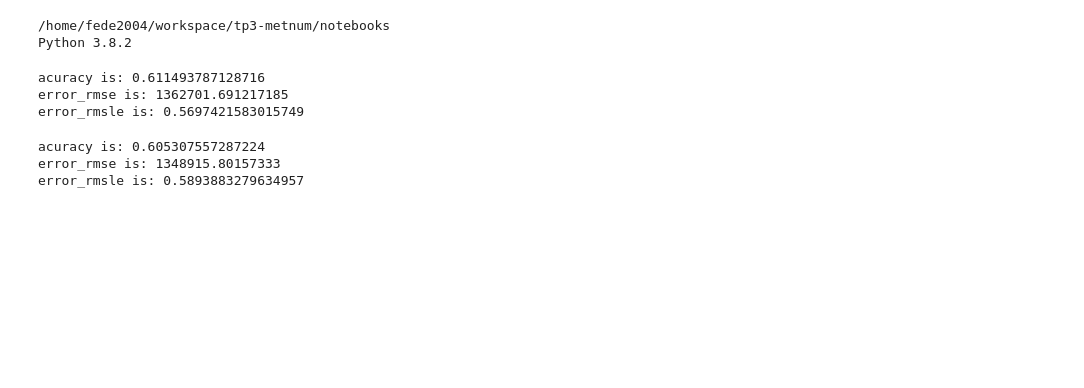
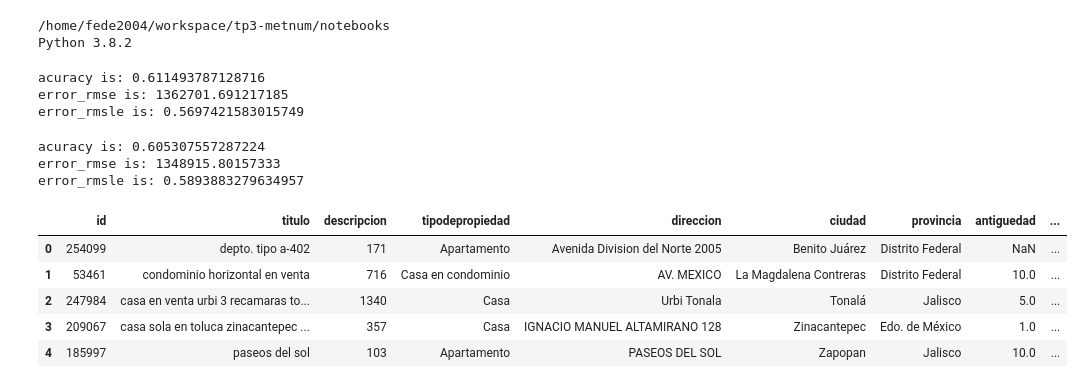
Before and after one commit to SabatiniFederico/tp3-metnum, a Jupyter notebook: notebooks/PostaExperimentos.ipynb, the cells around one changed output. Saved outputs shown, nothing was run; the diff lists cells and outputs as text; code cells hidden in the pictures; blank space fills up the shorter version.

```diff
--- a/notebooks/PostaExperimentos.ipynb
+++ b/notebooks/PostaExperimentos.ipynb
@@ -128,3 +128,90 @@ print('error_rmsle is: ' + str(res[2]))
 acuracy is: 0.605307557287224
 error_rmse is: 1348915.80157333
 error_rmsle is: 0.5893883279634957
+# %%
+df = pd.read_csv('../data/train.csv')
+#df = df[df['provincia'] == 'Distrito Federal']
+
+df1h = df .copy()
+
+df1h.dropna(subset=['fecha','garages',  'antiguedad'])
+
+#Feature engineering
+df1h['es_nuevo']  = df1h['antiguedad'].apply(lambda x: 1 if x <=1 else 0  )
+
+df1h['esta_avenida']  = df1h['direccion'].apply(lambda x: 1 if ("AV." in str(x) or "Av." in str(x) or "av." in str(x) or "Avenida" in str(x) or "avenida" in str(x) or "AVENIDA" in str(x) ) else 0 )
+
+df1h['adicionales'] = df1h['piscina'] +  df1h['gimnasio']  + df1h['usosmultiples']
+df1h['adicionales']  = df1h['adicionales'].apply(lambda x:   x if x>0 else 0)
+
+df1h['adicionales']  = df1h['adicionales'].apply(lambda x:  (x) )
+df1h['adicionales0']  = df1h['adicionales'].apply(lambda x:  (x**0) )
+df1h['adicionales2']  = df1h['adicionales'].apply(lambda x:  (x**2) )
+df1h['adicionales3']  = df1h['adicionales'].apply(lambda x:  (x**3) )
+df1h['adicionales4']  = df1h['adicionales'].apply(lambda x:  (x**4) )
+
+df1h['fecha']  = df1h['fecha'].apply(lambda x:   (int( x.split('-')[0]) + int(x.split('-')[1] )/13.0 )  )
+df1h['fecha0']  = df1h['fecha'].apply(lambda x:   x**0 )
+df1h['fecha2']  = df1h['fecha'].apply(lambda x:  x **2  )
+df1h['fecha3']  = df1h['fecha'].apply(lambda x:   x **3  )
+df1h['fecha4']  = df1h['fecha'].apply(lambda x:  x **4 )
+
+df1h['descripcion']  = df1h['descripcion'].apply(lambda x:   ( len ( str ( x))) )
+pd.set_option('display.max_columns', None)
+
+df1h['cercanias'] = df1h['centroscomercialescercanos'] +  df1h['escuelascercanas']
+df1h['cercanias']  = df1h['cercanias'].apply(lambda x:  (x) )
+df1h['cercanias0']  = df1h['cercanias'].apply(lambda x:  (x**0) )
+df1h['cercanias2']  = df1h['cercanias'].apply(lambda x:  (x**2) )
+df1h['cercanias3']  = df1h['cercanias'].apply(lambda x:  (x**3) )
+df1h['cercanias4']  = df1h['cercanias'].apply(lambda x:  (x**4) )
+
+#Hot encoding
+df1h = pd.concat([df1h,pd.get_dummies(df1h['tipodepropiedad'], prefix='tipodepropiedad_', dtype=float)],axis=1)
+# df1h = pd.concat([df1h,pd.get_dummies(df1h['ciudad'], prefix='ciudad_', dtype=float)],axis=1)
+
+
+
+
+#polinomios de var númericas.
+df1h['garages']  = df1h['garages'].apply(lambda x:  (x) )
+df1h['garages0']  = df1h['garages'].apply(lambda x:  (x**0) )
+df1h['garages2']  = df1h['garages'].apply(lambda x:  (x**2) )
+df1h['garages3']  = df1h['garages'].apply(lambda x:  (x**3) )
+df1h['garages4']  = df1h['garages'].apply(lambda x:  (x**4) )
+
+
+df1h['banos0']  = df1h['banos'].apply(lambda x:  (x**0) )
+df1h['banos1']  = df1h['banos'].apply(lambda x:  (x**1) )
+df1h['banos2']  = df1h['banos'].apply(lambda x:  (x**2) )
+df1h['banos3']  = df1h['banos'].apply(lambda x:  (x**3 ))
+df1h['banos4']  = df1h['banos'].apply(lambda x:  (x**4) )
+
+df1h['metroscubiertos']  = df1h['metroscubiertos'].apply(lambda x:  (x) )
+df1h['metroscubiertos0']  = df1h['metroscubiertos'].apply(lambda x:  (x**0) )
+df1h['metroscubiertos2']  = df1h['metroscubiertos'].apply(lambda x:  (x**2) )
+df1h['metroscubiertos3']  = df1h['metroscubiertos'].apply(lambda x:  (x**3) )
+df1h['metroscubiertos4']  = df1h['metroscubiertos'].apply(lambda x:  (x**4) )
+
+
+df1h['habitaciones']  = df1h['habitaciones'].apply(lambda x:  (x) )
+df1h['habitaciones0']  = df1h['habitaciones'].apply(lambda x:  (x**0) )
+df1h['habitaciones2']  = df1h['habitaciones'].apply(lambda x:  (x**2) )
+df1h['habitaciones3']  = df1h['habitaciones'].apply(lambda x:  (x**3) )
+df1h['habitaciones4']  = df1h['habitaciones'].apply(lambda x:  (x**4) )
+
+
+df1h['metrostotales']  = df1h['metrostotales'].apply(lambda x:  (x) )
+df1h['metrostotales0']  = df1h['metrostotales'].apply(lambda x:  (x**0) )
+df1h['metrostotales2']  = df1h['metrostotales'].apply(lambda x:  (x**2) )
+df1h['metrostotales3']  = df1h['metrostotales'].apply(lambda x:  (x**3) )
+df1h['metrostotales4']  = df1h['metrostotales'].apply(lambda x:  (x**4) )
+
+df1h.head()
+# %% [output]
+|  | id | titulo | descripcion | tipodepropiedad | direccion | ciudad | provincia | antiguedad | ... |
+| 0 | 254099 | depto. tipo a-402 | 171 | Apartamento | Avenida Division del Norte 2005 | Benito Juárez | Distrito Federal | NaN | ... |
+| 1 | 53461 | condominio horizontal en venta | 716 | Casa en condominio | AV. MEXICO | La Magdalena Contreras | Distrito Federal | 10.0 | ... |
+| 2 | 247984 | casa en venta urbi 3 recamaras to... | 1340 | Casa | Urbi Tonala | Tonalá | Jalisco | 5.0 | ... |
+| 3 | 209067 | casa sola en toluca zinacantepec ... | 357 | Casa | IGNACIO MANUEL ALTAMIRANO 128 | Zinacantepec | Edo. de México | 1.0 | ... |
+| 4 | 185997 | paseos del sol | 103 | Apartamento | PASEOS DEL SOL | Zapopan | Jalisco | 10.0 | ... |
```
Also changed, not shown: parts of 5 cells of this notebook, 1 other file.
